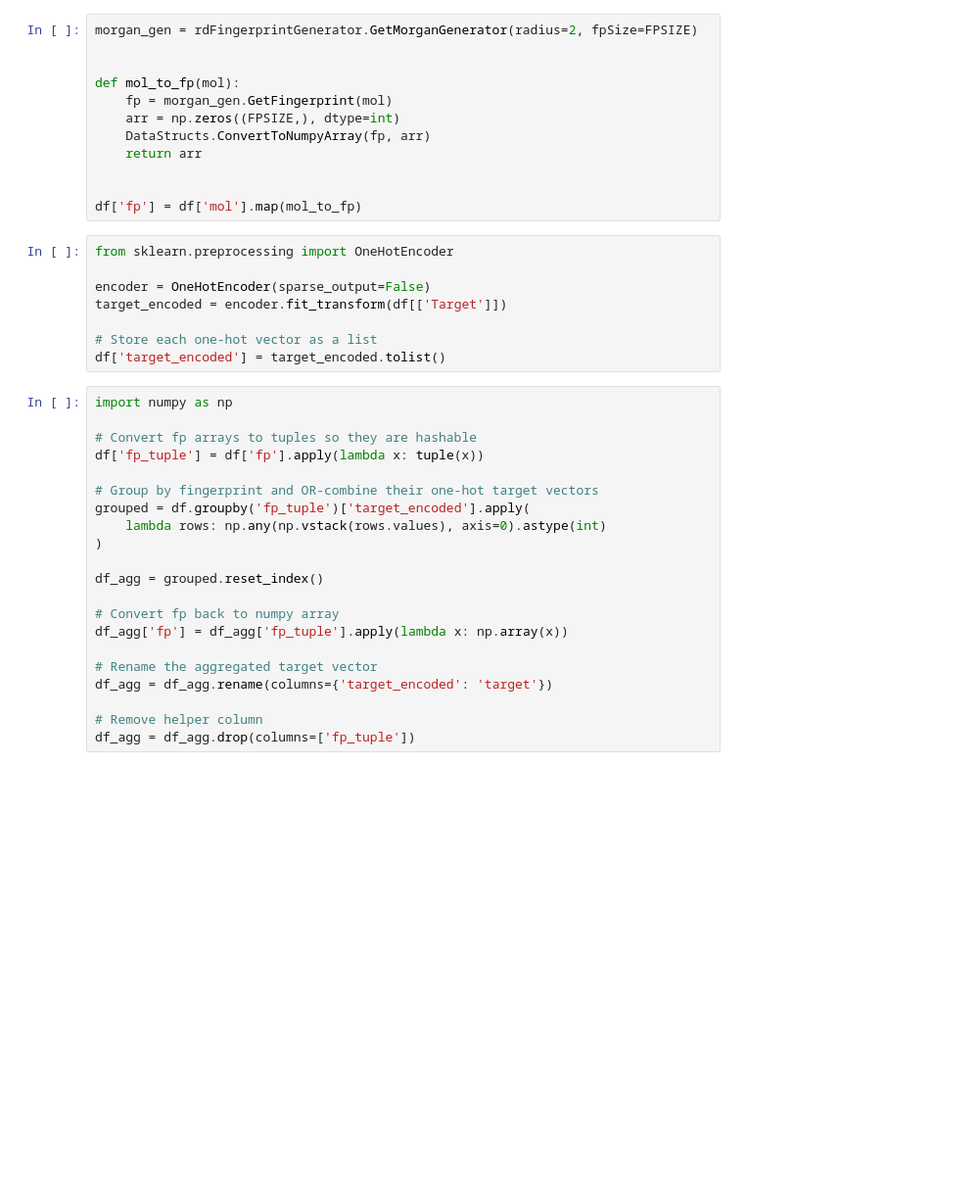
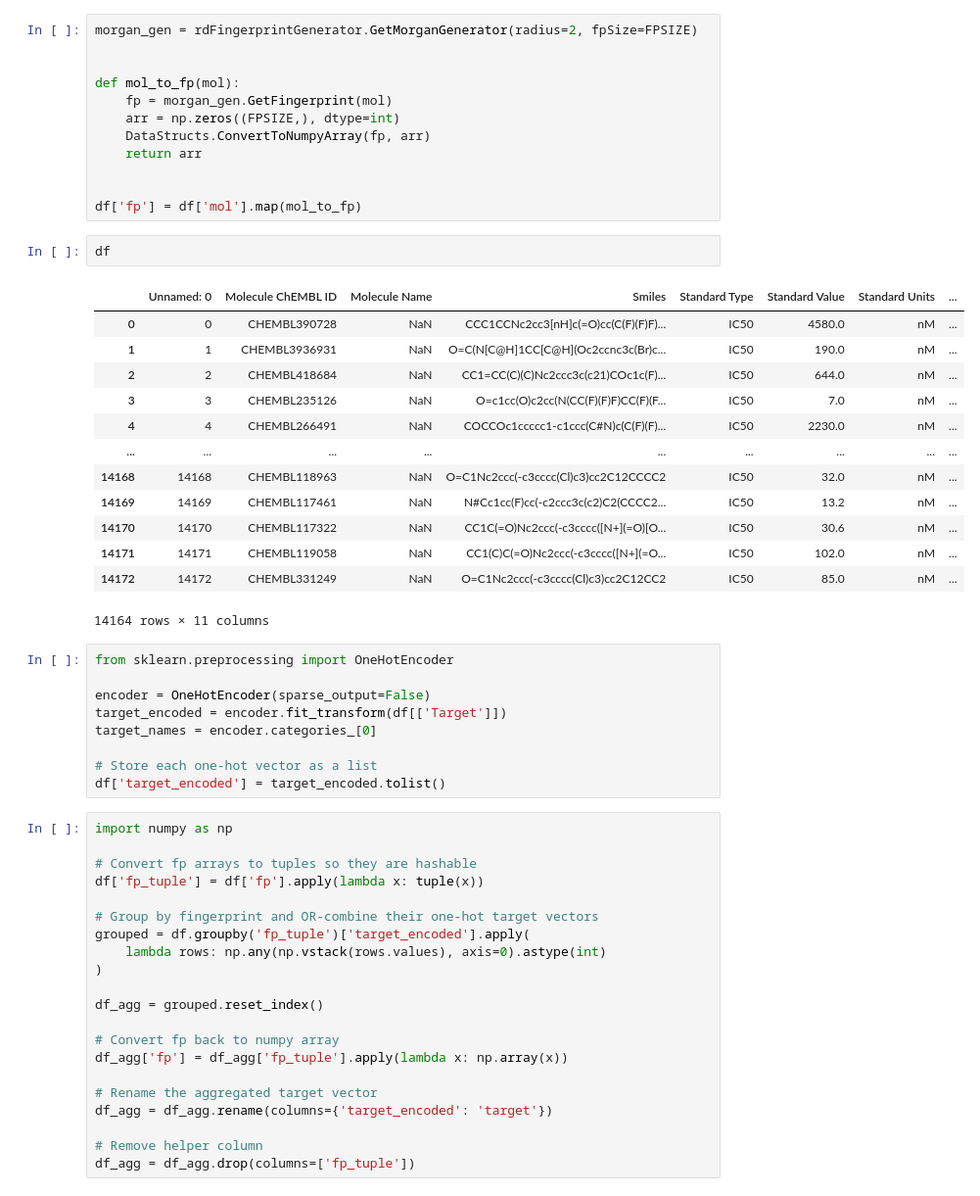
Before and after one commit to lopataa/qspr-qsar-explainability, a Jupyter notebook: qsar/random-forest-shap.ipynb, the cells around one changed output. Shown at 98% size. Drawn from its saved outputs; the diff is of its cells as text; blank space fills up the shorter version.

```diff
--- a/qsar/random-forest-shap.ipynb
+++ b/qsar/random-forest-shap.ipynb
@@ -42,11 +42,28 @@ def mol_to_fp(mol):
 
 
 df['fp'] = df['mol'].map(mol_to_fp)
+# %%
+df
+# %% [output]
+|  | Unnamed: 0 | Molecule ChEMBL ID | Molecule Name | Smiles | Standard Type | Standard Value | Standard Units | ... |
+| 0 | 0 | CHEMBL390728 | NaN | CCC1CCNc2cc3[nH]c(=O)cc(C(F)(F)F)... | IC50 | 4580.0 | nM | ... |
+| 1 | 1 | CHEMBL3936931 | NaN | O=C(N[C@H]1CC[C@H](Oc2ccnc3c(Br)c... | IC50 | 190.0 | nM | ... |
+| 2 | 2 | CHEMBL418684 | NaN | CC1=CC(C)(C)Nc2ccc3c(c21)COc1c(F)... | IC50 | 644.0 | nM | ... |
+| 3 | 3 | CHEMBL235126 | NaN | O=c1cc(O)c2cc(N(CC(F)(F)F)CC(F)(F... | IC50 | 7.0 | nM | ... |
+| 4 | 4 | CHEMBL266491 | NaN | COCCOc1ccccc1-c1ccc(C#N)c(C(F)(F)... | IC50 | 2230.0 | nM | ... |
+| ... | ... | ... | ... | ... | ... | ... | ... | ... |
+| 14168 | 14168 | CHEMBL118963 | NaN | O=C1Nc2ccc(-c3cccc(Cl)c3)cc2C12CCCC2 | IC50 | 32.0 | nM | ... |
+| 14169 | 14169 | CHEMBL117461 | NaN | N#Cc1cc(F)cc(-c2ccc3c(c2)C2(CCCC2... | IC50 | 13.2 | nM | ... |
+| 14170 | 14170 | CHEMBL117322 | NaN | CC1C(=O)Nc2ccc(-c3cccc([N+](=O)[O... | IC50 | 30.6 | nM | ... |
+| 14171 | 14171 | CHEMBL119058 | NaN | CC1(C)C(=O)Nc2ccc(-c3cccc([N+](=O... | IC50 | 102.0 | nM | ... |
+| 14172 | 14172 | CHEMBL331249 | NaN | O=C1Nc2ccc(-c3cccc(Cl)c3)cc2C12CC2 | IC50 | 85.0 | nM | ... |
+14164 rows × 11 columns
 # %%
 from sklearn.preprocessing import OneHotEncoder
 
 encoder = OneHotEncoder(sparse_output=False)
 target_encoded = encoder.fit_transform(df[['Target']])
+target_names = encoder.categories_[0]
 
 # Store each one-hot vector as a list
 df['target_encoded'] = target_encoded.tolist()
```
Also changed, not shown: parts of 6 cells of this notebook, 4 other files.
